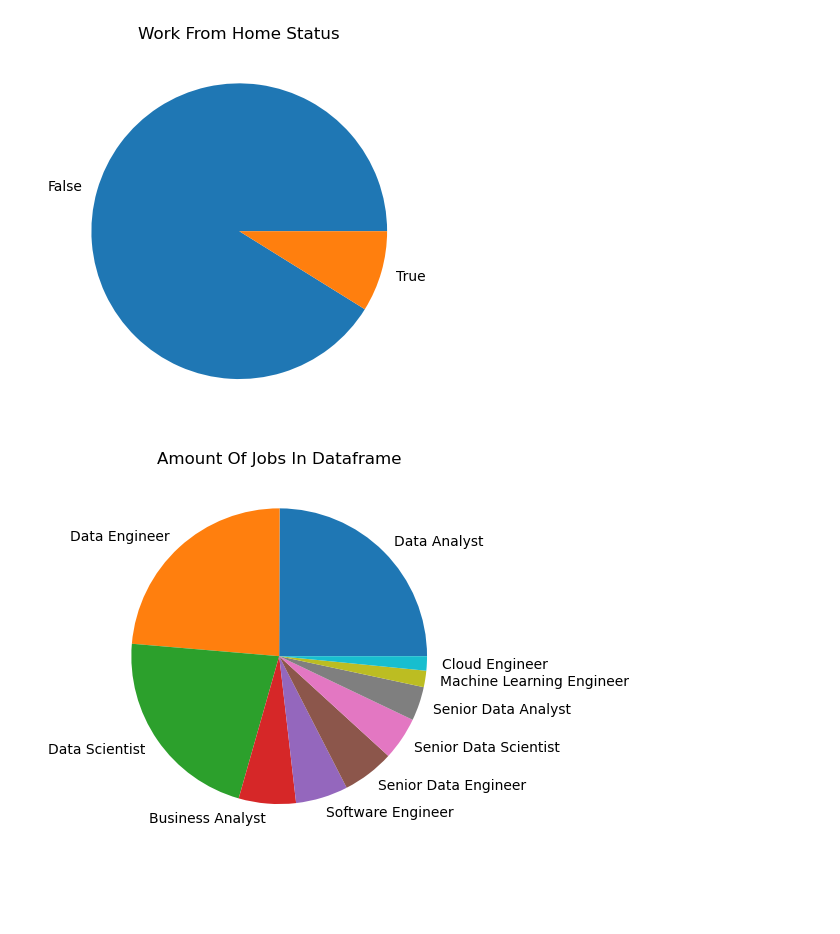
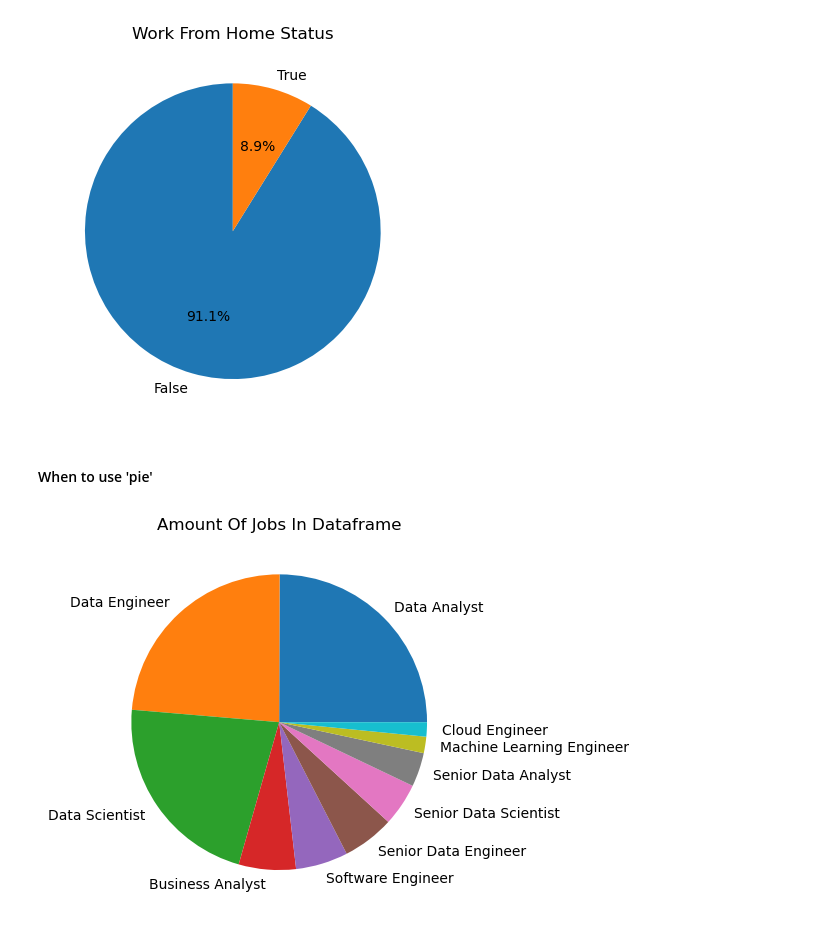
Before and after one commit to okiromosh/Learning-Python-Data, a Jupyter notebook: Python Matplotlib 3_Pie Plots.ipynb, the cells around one changed output. Drawn from its saved outputs; the diff is of its cells as text; code cells hidden in the pictures; blank space fills up the shorter version.

```diff
--- a/Python Matplotlib 3_Pie Plots.ipynb
+++ b/Python Matplotlib 3_Pie Plots.ipynb
@@ -12,13 +12,15 @@ df['job_skills'] = (
     df['job_skills'].apply(lambda x: ast.literal_eval(x) if pd.notna(x) else x)
 )
 # %%
-df['job_work_from_home'].value_counts().plot(kind='pie')
+df['job_work_from_home'].value_counts().plot(kind='pie', startangle=90, autopct='%1.1f%%')
 
 plt.title("Work From Home Status")
 plt.ylabel("")
 plt.show()
 # %% [output]
-[figure, old version]
+[figure, new version]
+# %% [markdown]
+#### When to use 'pie'
 # %%
 df['job_title_short'].value_counts().plot(kind='pie')
 
```
Also changed, not shown: parts of 3 cells of this notebook.
